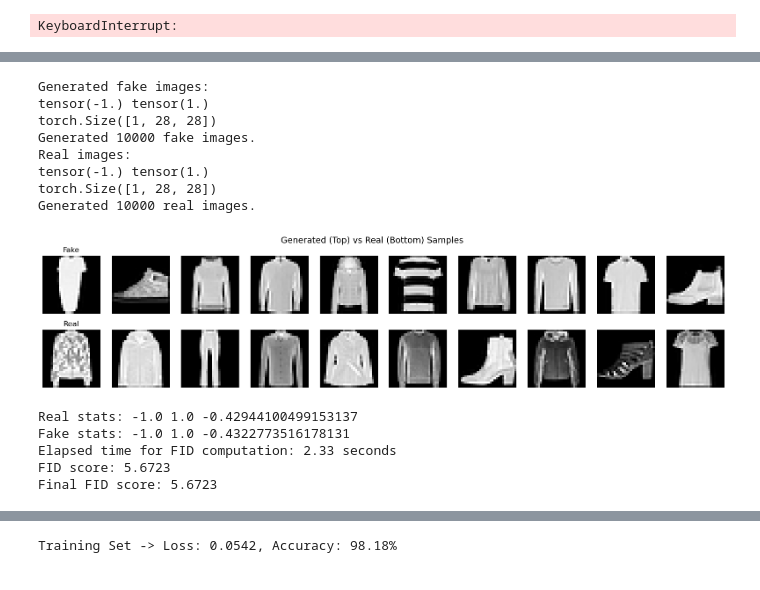
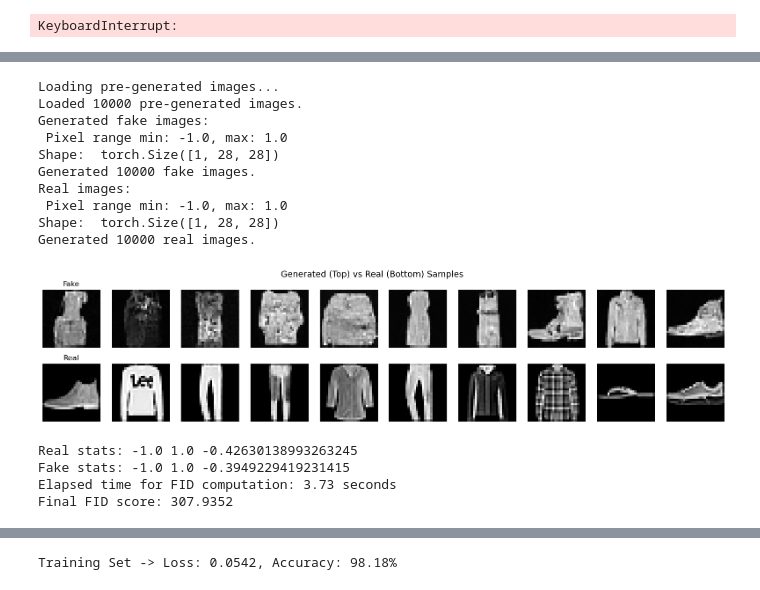
Before and after one commit to emilcw/wasp-deep-learning-module3, a Jupyter notebook: main.ipynb, the cells around one changed output, grey strips where cells are left out. Saved outputs shown, nothing was run; the diff lists cells and outputs as text; code cells hidden in the pictures.

```diff
--- a/main.ipynb
+++ b/main.ipynb
@@ -709,7 +709,7 @@ KeyboardInterrupt:
 import time
 
 
-def compute_fid_score(ddpm, testloader, feature_extractor, device, dataloader, n_show=0):
+def compute_fid_score(ddpm, testloader, feature_extractor, device, n_show=0, use_pre_generated=False):
     """
     Compute FID score.
     """
@@ -718,23 +718,20 @@ def compute_fid_score(ddpm, testloader, feature_extractor, device, dataloader, n
     num_eval_samples = 10000
     fake_images = []
 
-    # Testing by comparing test with generated data (Fake)
-    #with torch.no_grad():
-    #    for _ in range(num_eval_samples // 100):  # generate in chunks
-    #        fake_images.append(ddpm.sample(100, device))
-    #fake_images = torch.cat(fake_images, dim=0)
-
-    # Testing by comparing test with train data
-    for batch in dataloader:
-        fake_images.append(batch[0])
-        if len(fake_images) * batch[0].size(0) >= num_eval_samples:
-                    break
-    fake_images = torch.cat(fake_images, dim=0)[:num_eval_samples]
-
+    if use_pre_generated:
+        print("Loading pre-generated images...")
+        fake_images = load_generated_images("generated_fmnist", device=device)
+        print(f"Loaded {len(fake_images)} pre-generated images.")
+    else:
+        # Testing by comparing test with generated data (Fake)
+        with torch.no_grad():
+            for _ in range(num_eval_samples // 100):  # generate in chunks
+                fake_images.append(ddpm.sample(100, device))
+        fake_images = torch.cat(fake_images, dim=0)
 
     print("Generated fake images:")
-    print(fake_images[0].min(), fake_images[0].max())
-    print(fake_images[0].shape)
+    print(f" Pixel range min: {fake_images[0].min()}, max: {fake_images[0].max()}")
+    print("Shape: ", fake_images[0].shape)
     print(f"Generated {fake_images.size(0)} fake images.")
 
     # Get real samples from test set
@@ -746,8 +743,8 @@ def compute_fid_score(ddpm, testloader, feature_extractor, device, dataloader, n
     real_images = torch.cat(real_images, dim=0)[:num_eval_samples]
 
     print("Real images:")
-    print(real_images[0].min(), real_images[0].max())
-    print(real_images[0].shape)
+    print(f" Pixel range min: {real_images[0].min()}, max: {real_images[0].max()}")
+    print("Shape: ", real_images[0].shape)
     print(f"Generated {real_images.size(0)} real images.")
 
     if n_show > 0:
@@ -776,11 +773,9 @@ def compute_fid_score(ddpm, testloader, feature_extractor, device, dataloader, n
     print("Real stats:", real_images.min().item(), real_images.max().item(), real_images.mean().item())
     print("Fake stats:", fake_images.min().item(), fake_images.max().item(), fake_images.mean().item())
 
-    #fid = 0.0
     fid = compute_fid(real_images, fake_images, feature_extractor, device, batch_size=128)
     end = time.time()
     print(f"Elapsed time for FID computation: {end - start_time:.2f} seconds")
-    print(f"FID score: {fid:.4f}")
 
     return fid
 # %%
@@ -906,22 +995,29 @@ show_reverse_compact(best_model, device, n_images=1)
 # %%
-# Compute fid score for debugging
+# Compute fid score on best model using feature extractor and train/test datasets
+best_model = DDPM(UNet(n_steps=timesteps), timesteps=timesteps, device=device)
+weights_path = 'weights/weights_100epoch.pth'
+best_model.load_state_dict(torch.load(weights_path, map_location=device))
+best_model.eval()
+
 feature_extractor = FeatureExtractor().to(device)
 feature_extractor.load_state_dict(torch.load("feature_extractor_fashionmnist.pth", map_location=device))
 
-fid_score = compute_fid_score(best_model, dataloader, feature_extractor, device, dataloader, n_show = 10)
+# Alter this function load in the 10k images from the generated_fmnist folder
+fid_score = compute_fid_score(best_model, testloader, feature_extractor, device, n_show = 10, use_pre_generated=True)
 print(f"Final FID score: {fid_score:.4f}")
 # %% [output]
+Loading pre-generated images...
+Loaded 10000 pre-generated images.
 Generated fake images:
-tensor(-1.) tensor(1.)
-torch.Size([1, 28, 28])
+ Pixel range min: -1.0, max: 1.0
+Shape:  torch.Size([1, 28, 28])
 Generated 10000 fake images.
 Real images:
-tensor(-1.) tensor(1.)
-torch.Size([1, 28, 28])
+ Pixel range min: -1.0, max: 1.0
+Shape:  torch.Size([1, 28, 28])
 Generated 10000 real images.
-[figure, old version]
+[figure, new version]
-Real stats: -1.0 1.0 -0.42944100499153137
-Fake stats: -1.0 1.0 -0.4322773516178131
-Elapsed time for FID computation: 2.33 seconds
-FID score: 5.6723
-Final FID score: 5.6723
+Real stats: -1.0 1.0 -0.42630138993263245
+Fake stats: -1.0 1.0 -0.3949229419231415
+Elapsed time for FID computation: 3.73 seconds
+Final FID score: 307.9352
```
Also changed, not shown: parts of 11 cells of this notebook, 3 other files.
